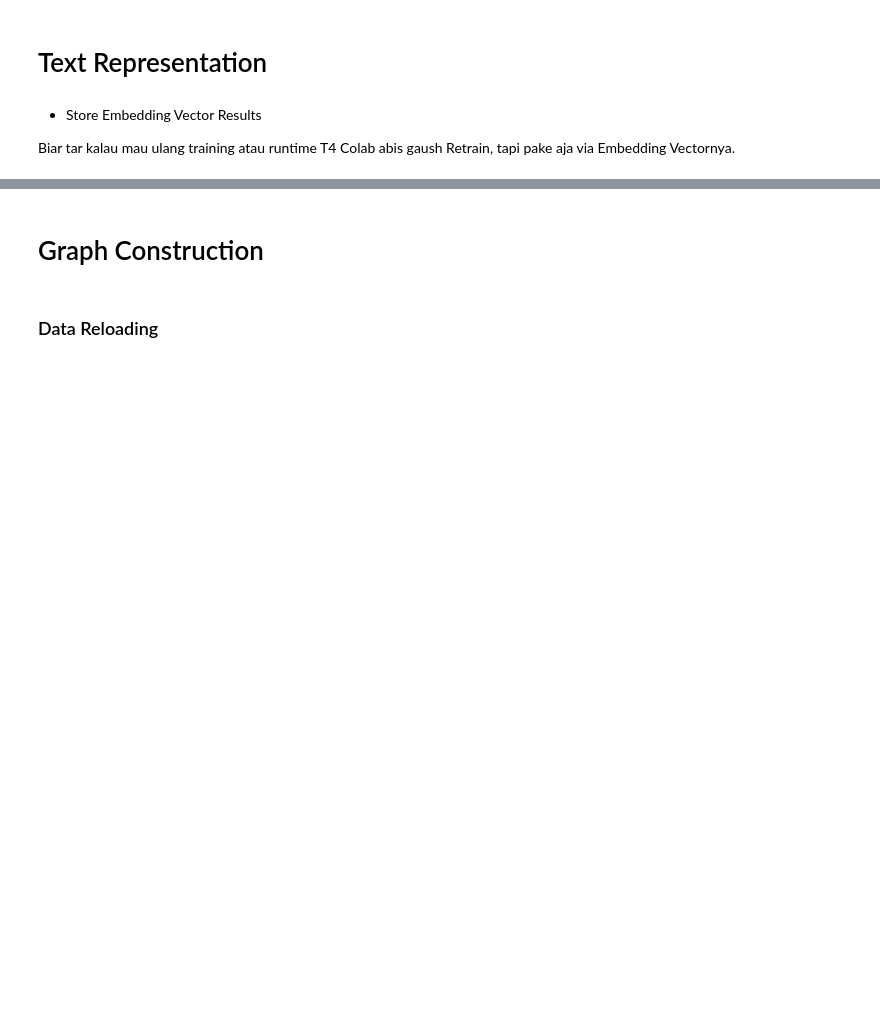
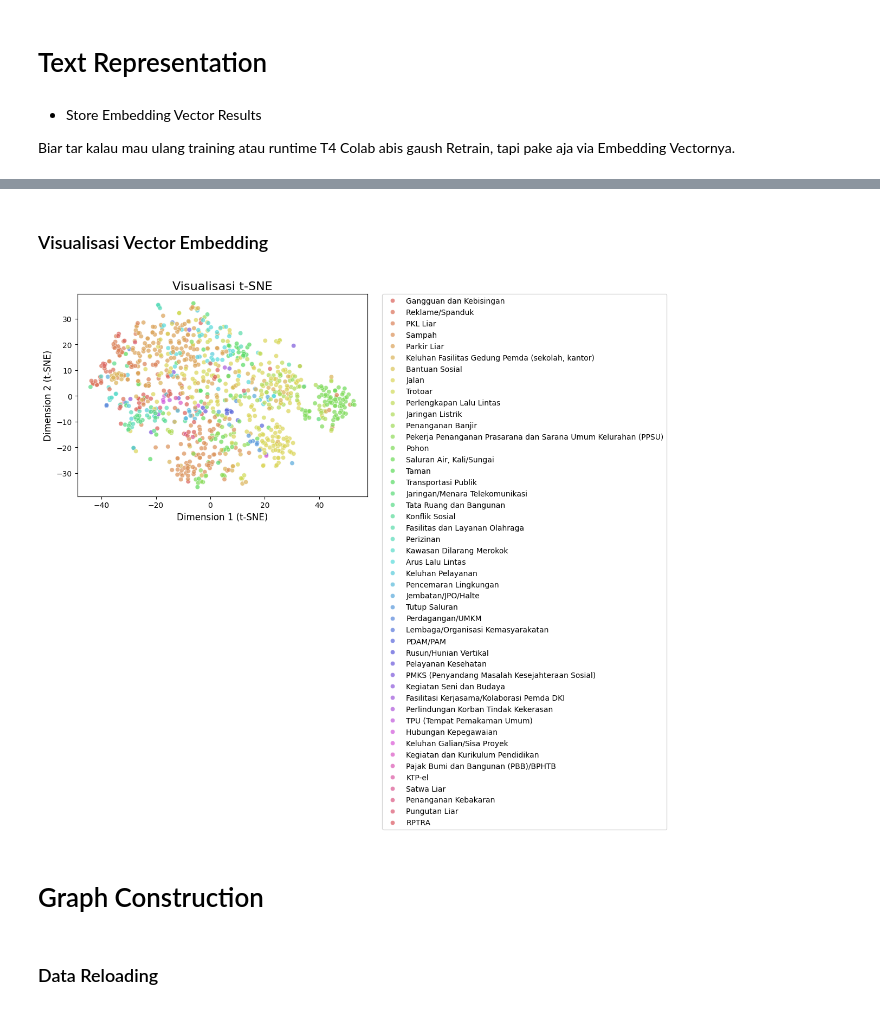
Before and after one commit to williamtheodoruswijaya/mteb-auto-labeller, a Jupyter notebook: workflow/mteb_autolabeller.ipynb, the cells around one changed output, grey strips where cells are left out. Saved outputs shown, nothing was run; the diff lists cells and outputs as text; code cells hidden in the pictures; blank space fills up the shorter version.

```diff
--- a/workflow/mteb_autolabeller.ipynb
+++ b/workflow/mteb_autolabeller.ipynb
@@ -417,0 +497,5 @@ df.to_csv('output/metadata_laporan.csv', index=False)
+# %%
+df_sample = df.sample(n=1000, random_state=42).reset_index(drop=True)
+
+texts = df_sample['content'].tolist()
+labels = df_sample['category'].tolist() # <- buat misal aja karena kita belum generate
@@ -417,0 +506,2 @@ df.to_csv('output/metadata_laporan.csv', index=False)
+# %%
+high_dim_embeddings = model.encode(texts, batch_size=32, show_progress_bar=False)
@@ -417,0 +516,3 @@ df.to_csv('output/metadata_laporan.csv', index=False)
+# %%
+tsne = TSNE(n_components=2, random_state=42, perplexity=30, n_iter=1000, verbose=1)
+low_dim_embeddings = tsne.fit_transform(high_dim_embeddings)
@@ -418,3 +527,31 @@ df.to_csv('output/metadata_laporan.csv', index=False)
+# %% [markdown]
+### Visualisasi Vector Embedding
+# %%
+df_tsne = pd.DataFrame({
+    'tsne_x': low_dim_embeddings[:, 0],
+    'tsne_y': low_dim_embeddings[:, 1],
+    'Category': labels
+})
+# %%
+plt.figure(figsize=(12, 8))
+sns.scatterplot(
+    x='tsne_x', y='tsne_y',
+    hue='Category',
+    palette=sns.color_palette("hls", len(set(labels))),
+    data=df_tsne,
+    legend="full",
+    alpha=0.7
+)
+
+plt.title('Visualisasi t-SNE', fontsize=16)
+plt.xlabel('Dimension 1 (t-SNE)', fontsize=12)
+plt.ylabel('Dimension 2 (t-SNE)', fontsize=12)
+plt.legend(bbox_to_anchor=(1.05, 1), loc=2, borderaxespad=0.)
+plt.tight_layout()
+plt.savefig('tsne_visualization_indobert.png', dpi=300)
+plt.show()
+# %% [output]
+[figure, added]
 # %% [markdown]
 # Graph Construction
 # %%
```
Also changed, not shown: parts of 92 cells of this notebook.
